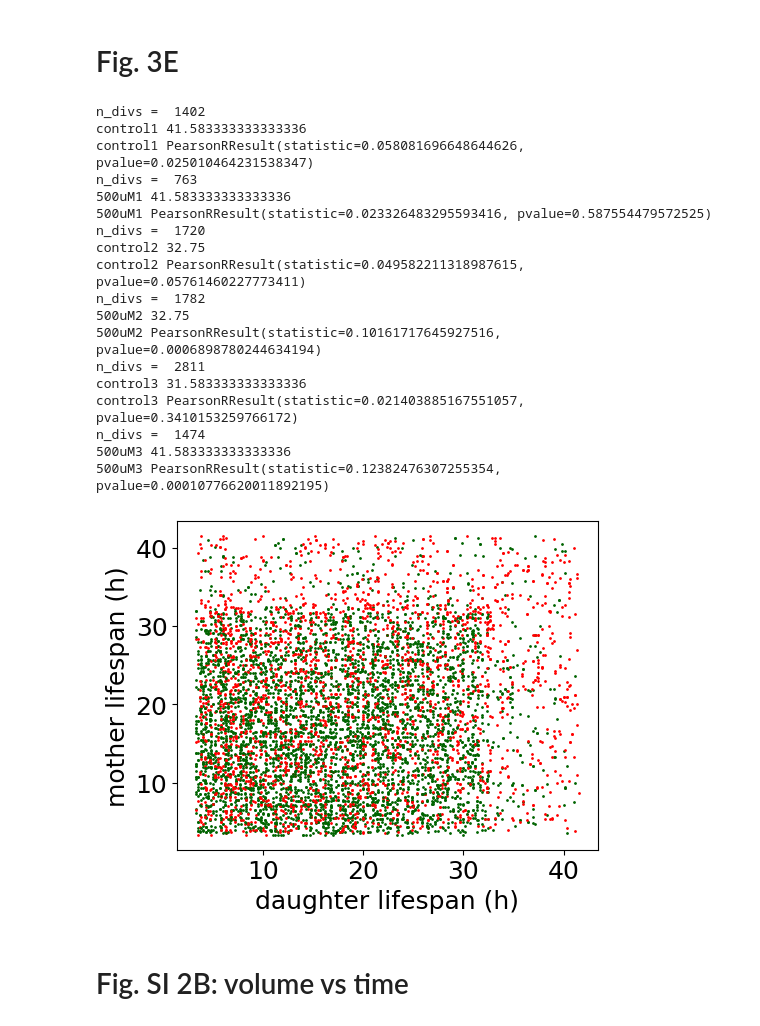
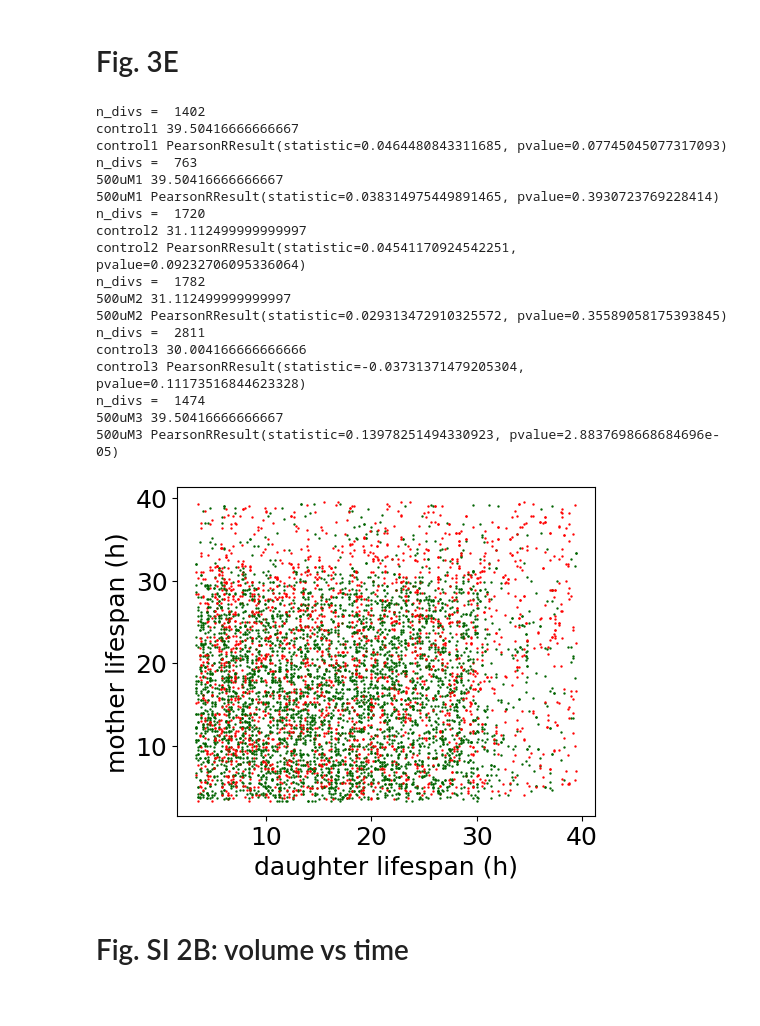
Before and after one commit to Dioscuri-Centre/phenotypic_heterogeneity, a Jupyter notebook: figures/tracking_brightfield_Fig2DE_Fig3DEF_FigSI2B.ipynb, the cells around one changed output. Saved outputs shown, nothing was run; the diff lists cells and outputs as text; code cells hidden in the pictures.

```diff
--- a/figures/tracking_brightfield_Fig2DE_Fig3DEF_FigSI2B.ipynb
+++ b/figures/tracking_brightfield_Fig2DE_Fig3DEF_FigSI2B.ipynb
@@ -502,13 +502,13 @@ for j,cnd in enumerate(['control','500uM']):
         cnts += len(x)
     xavg,yavg,yerrs,_ =  average_over_x2(np.array([np.concatenate(xs),np.concatenate(ys)]).T,binx=1)
     #ax.plot(xs,ys,lw=1.5,color='darkgreen' if cnd == 'control' else 'red')
-    ax.errorbar(xavg,yavg,yerrs,lw=1.5,color='darkgreen' if cnd == 'control' else 'red')
+    #ax.errorbar(xavg,yavg,yerrs,lw=1.5,color='darkgreen' if cnd == 'control' else 'red')
     #ax.set_ylim(0,0.8)
 ax.set_xlabel('branch length (h) ')
 ax.set_ylabel('speed ($\mathrm{\mu}$m/min)')
 ax.set_ylim(0,1)
 #plt.savefig('../figures/plots/speed_vs_area_3reps.svg')
-plt.gcf().set_dpi(200)
+#plt.gcf().set_dpi(300)
 #plt.savefig('/tmp/speed_vs_area_3reps.svg')
 plt.show()
 # %% [output]
@@ -603,7 +603,7 @@ for e in dat2:
 
 for k,coeffs in all_coeffs.items():
     coeffs = np.mean(coeffs,axis=0)
-    ax.plot([0,1],[coeffs[1],coeffs[0]+coeffs[1]],c='red' if k == 'control' else 'darkgreen')
+    ax.plot([0,1],[coeffs[1],coeffs[0]+coeffs[1]],c='red' if k == '500uM' else 'darkgreen')
 ax.set_xlabel("daughter speed ($\mu$m/min)",fontsize=16)
 ax.set_ylabel("mother speed ($\mu$m/min)",fontsize=16)
 ax.set_ylim(0,)
@@ -808,52 +808,53 @@ def mother_daughter_lifespan(graph):
 #                v2 = np.mean([[xyt[i,2],np.sqrt((xyt[i+step,0]-xyt[i,0])**2 + (xyt[i+step,1]-xyt[i,1])**2)/(xyt[i+step,2]-xyt[i,2])] for i in range(0,len(xyt)-step,step)])
 #                if (np.isfinite(v1) and np.isfinite(v2)):
 #                    vvs1.append(v1/60) # um/min
 #                    vvs2.append(v2/60) # um/min
     return lfs1,lfs2
 
 #graph=dat['500uM']['graph']
 
 tmax = {}
 fig, ax = plt.subplots(figsize=(5,4),layout='constrained')
 for k in dat3:
     graph=dat3[k]['graph']
     lfs1,lfs2=mother_daughter_lifespan(graph)
     lfs1,lfs2 = np.array([lfs1,lfs2])
     # set the x,y limits based on the longest mother and daughter trajectory
-    tmax = max(lfs1+lfs2)/2
-    #tmax = 40 if '1' in k else 30
+    # plus some cropping, just to avoid
+    tmax = max(lfs1+lfs2)/2*0.95
+    #cnd = lfs1+lfs2 < 0.95*(lfs1+lfs2)
+    cnd = (lfs1<tmax) & (lfs2 <tmax)
     print(k,tmax)
-    #cnd = np.logical_or(lfs1 < 40,lfs2 < 40)
-    #lfs1,lfs2 = lfs1[cnd],lfs2[cnd]
-    lfs1,lfs2 = lfs1[(lfs1<tmax) & (lfs2 <tmax)],lfs2[(lfs1<tmax) & (lfs2 <tmax)]
-    ax.scatter(lfs1,lfs2,s=1,c='red' if '500uM' in k else 'darkgreen')
+    lfs1,lfs2 = lfs1[cnd],lfs2[cnd]
+    ax.scatter(lfs1,lfs2,s=0.5,c='red' if '500uM' in k else 'darkgreen')
     print(k,stats.pearsonr(lfs1,lfs2))
 #ax.set_ylim(0,40)
 #ax.set_xlim(0,42)
 ax.set_ylabel("mother lifespan (h)")
 ax.set_xlabel("daughter lifespan (h)")
 #plt.savefig(currdir+'\\mother_daugther_speed.png',dpi=300)
+#plt.savefig('/tmp/mother_daugther_speed_new.svg')
 plt.show()
 # %% [output]
 n_divs =  1402
-control1 41.583333333333336
-control1 PearsonRResult(statistic=0.058081696648644626, pvalue=0.025010464231538347)
+control1 39.50416666666667
+control1 PearsonRResult(statistic=0.0464480843311685, pvalue=0.07745045077317093)
 n_divs =  763
-500uM1 41.583333333333336
-500uM1 PearsonRResult(statistic=0.023326483295593416, pvalue=0.587554479572525)
+500uM1 39.50416666666667
+500uM1 PearsonRResult(statistic=0.038314975449891465, pvalue=0.3930723769228414)
 n_divs =  1720
-control2 32.75
-control2 PearsonRResult(statistic=0.049582211318987615, pvalue=0.05761460227773411)
+control2 31.112499999999997
+control2 PearsonRResult(statistic=0.04541170924542251, pvalue=0.09232706095336064)
 n_divs =  1782
-500uM2 32.75
-500uM2 PearsonRResult(statistic=0.10161717645927516, pvalue=0.0006898780244634194)
+500uM2 31.112499999999997
+500uM2 PearsonRResult(statistic=0.029313472910325572, pvalue=0.35589058175393845)
 n_divs =  2811
-control3 31.583333333333336
-control3 PearsonRResult(statistic=0.021403885167551057, pvalue=0.3410153259766172)
+control3 30.004166666666666
+control3 PearsonRResult(statistic=-0.03731371479205304, pvalue=0.11173516844623328)
 n_divs =  1474
-500uM3 41.583333333333336
-500uM3 PearsonRResult(statistic=0.12382476307255354, pvalue=0.00010776620011892195)
+500uM3 39.50416666666667
+500uM3 PearsonRResult(statistic=0.13978251494330923, pvalue=2.8837698668684696e-05)
-[figure, old version]
+[figure, new version]
 # %% [markdown]
 # Fig. SI 2B: volume vs time
 # %%
```
Also changed, not shown: parts of 2 cells of this notebook, 1 other file.
